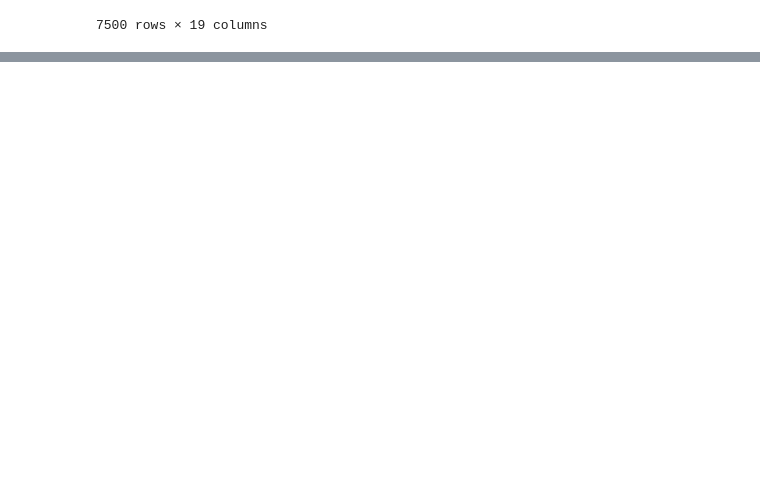
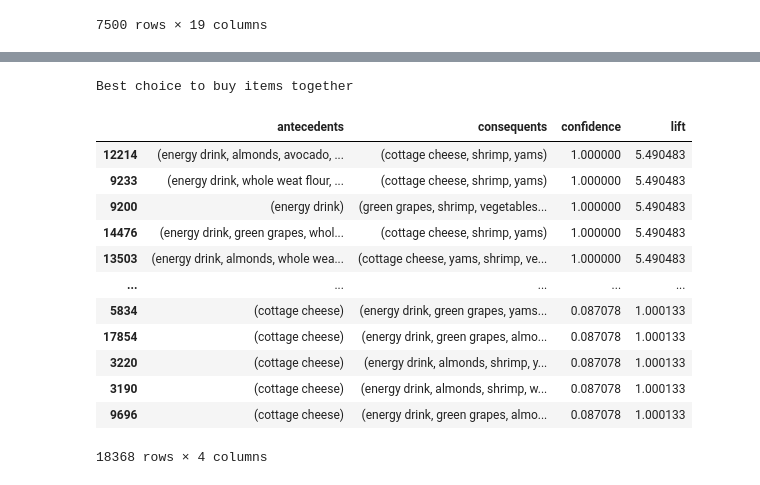
Before and after one commit to noelmt7/LAB-3, a Jupyter notebook: 23485338_LAB3.ipynb, the cells around one changed output, grey strips where cells are left out. Drawn from its saved outputs; the diff is of its cells as text; code cells hidden in the pictures; blank space fills up the shorter version.

```diff
--- a/23485338_LAB3.ipynb
+++ b/23485338_LAB3.ipynb
@@ -53,0 +214,19 @@ df.drop(columns = ['olive oil'])
+# %%
+best_choice = association_rules_df.sort_values(by=['confidence', 'lift'], ascending=[False, False])
+print('Best choice to buy items together')
+best_choice[['antecedents', 'consequents', 'confidence','lift']]
+# %% [output]
+Best choice to buy items together
+|  | antecedents | consequents | confidence | lift |
+| 12214 | (energy drink, almonds, avocado, ... | (cottage cheese, shrimp, yams) | 1.000000 | 5.490483 |
+| 9233 | (energy drink, whole weat flour, ... | (cottage cheese, shrimp, yams) | 1.000000 | 5.490483 |
+| 9200 | (energy drink) | (green grapes, shrimp, vegetables... | 1.000000 | 5.490483 |
+| 14476 | (energy drink, green grapes, whol... | (cottage cheese, shrimp, yams) | 1.000000 | 5.490483 |
+| 13503 | (energy drink, almonds, whole wea... | (cottage cheese, yams, shrimp, ve... | 1.000000 | 5.490483 |
+| ... | ... | ... | ... | ... |
+| 5834 | (cottage cheese) | (energy drink, green grapes, yams... | 0.087078 | 1.000133 |
+| 17854 | (cottage cheese) | (energy drink, green grapes, almo... | 0.087078 | 1.000133 |
+| 3220 | (cottage cheese) | (energy drink, almonds, shrimp, y... | 0.087078 | 1.000133 |
+| 3190 | (cottage cheese) | (energy drink, almonds, shrimp, w... | 0.087078 | 1.000133 |
+| 9696 | (cottage cheese) | (energy drink, green grapes, almo... | 0.087078 | 1.000133 |
+18368 rows × 4 columns
```
Also changed, not shown: parts of 10 cells of this notebook.
